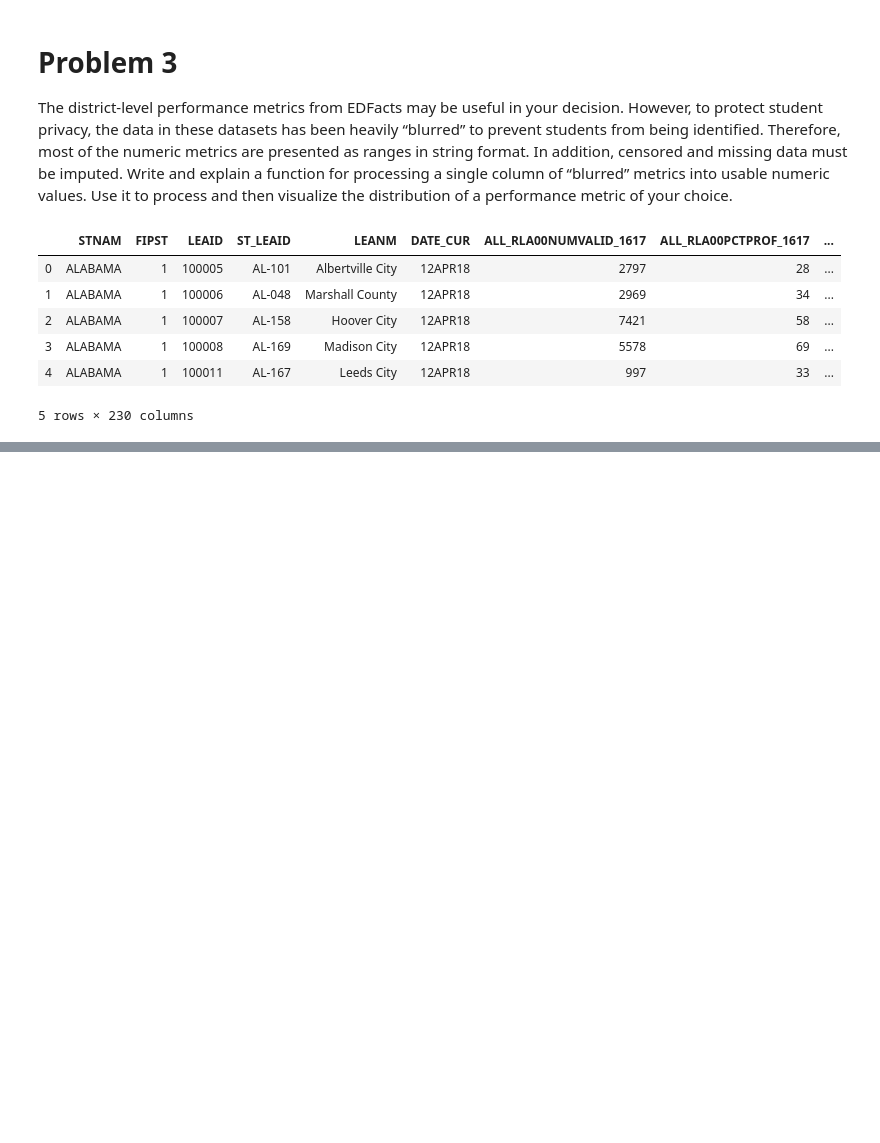
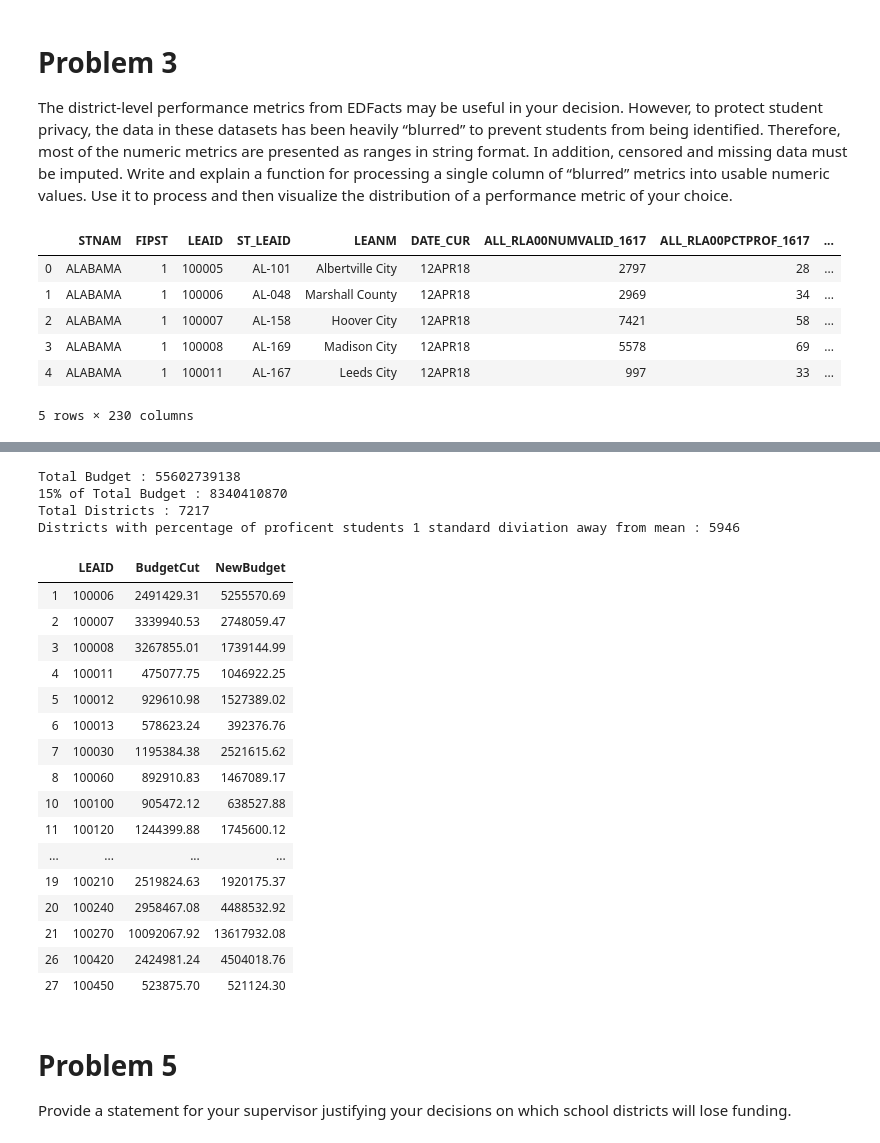
Before and after one commit to sarthakkothari/DS5500, a Jupyter notebook: HW3/HW3.ipynb, the cells around one changed output, grey strips where cells are left out. Cells and saved outputs as stored; diff of their text form; code cells hidden in the pictures; blank space fills up the shorter version.

```diff
--- a/HW3/HW3.ipynb
+++ b/HW3/HW3.ipynb
@@ -150,0 +156,45 @@ plt.show()
+# %%
+budget = np.sum(df['TFEDREV'].values)
+cut = int(budget * 0.15)
+print('Total Budget : ' + str(budget))
+print('15% of Total Budget : ' + str(cut))
+cutting_df = pd.merge(df[['LEAID', 'TFEDREV']], language_df[['LEAID', 'ParsedScores']], on='LEAID')
+cutting_df = cutting_df[cutting_df['TFEDREV'] > 0]
+print('Total Districts : ' + str(cutting_df.shape[0]))
+top = cutting_df[cutting_df['ParsedScores'] > \
+                   (np.mean(cutting_df['ParsedScores']) - np.std(cutting_df['ParsedScores']))]
+print('Districts with percentage of proficent students 1 standard diviation away from mean : '  \
+      + str(top.shape[0]))
+# %% [output]
+Total Budget : 55602739138
+15% of Total Budget : 8340410870
+Total Districts : 7217
+Districts with percentage of proficent students 1 standard diviation away from mean : 5946
+# %%
+top['Rate'] = top['TFEDREV'] * top['ParsedScores']
+total = np.sum(top['Rate'])
+top['Normalized'] = top['Rate'] / total
+top['BudgetCut'] = round(top['Normalized'] * cut, 2)
+top['NewBudget'] = top['TFEDREV'] - top['BudgetCut']
+top[['LEAID', 'BudgetCut', 'NewBudget']].head(20)
+# %% [output]
+|  | LEAID | BudgetCut | NewBudget |
+| 1 | 100006 | 2491429.31 | 5255570.69 |
+| 2 | 100007 | 3339940.53 | 2748059.47 |
+| 3 | 100008 | 3267855.01 | 1739144.99 |
+| 4 | 100011 | 475077.75 | 1046922.25 |
+| 5 | 100012 | 929610.98 | 1527389.02 |
+| 6 | 100013 | 578623.24 | 392376.76 |
+| 7 | 100030 | 1195384.38 | 2521615.62 |
+| 8 | 100060 | 892910.83 | 1467089.17 |
+| 10 | 100100 | 905472.12 | 638527.88 |
+| 11 | 100120 | 1244399.88 | 1745600.12 |
+| ... | ... | ... | ... |
+| 19 | 100210 | 2519824.63 | 1920175.37 |
+| 20 | 100240 | 2958467.08 | 4488532.92 |
+| 21 | 100270 | 10092067.92 | 13617932.08 |
+| 26 | 100420 | 2424981.24 | 4504018.76 |
+| 27 | 100450 | 523875.70 | 521124.30 |
+# %% [markdown]
+# Problem 5
+Provide a statement for your supervisor justifying your decisions on which school districts will lose funding.
```
Also changed, not shown: parts of 4 cells of this notebook.
